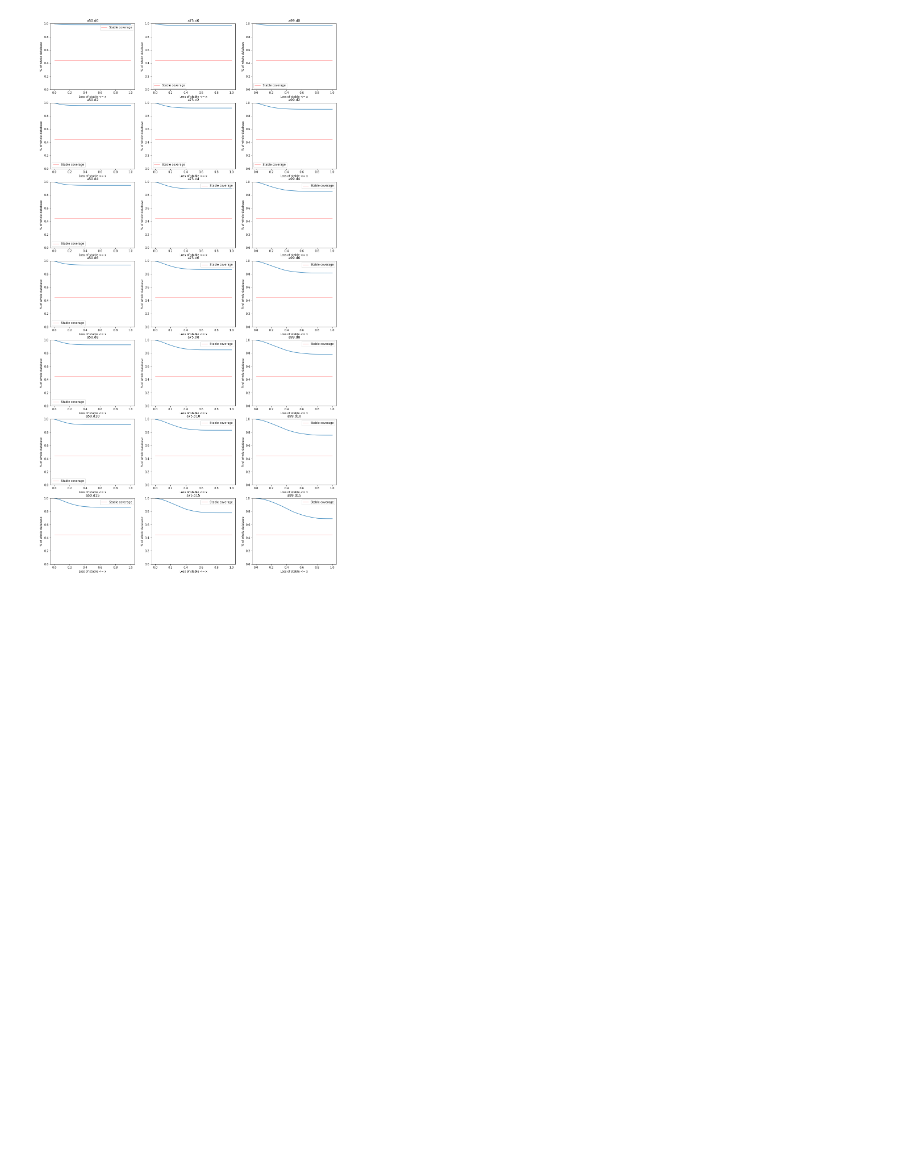
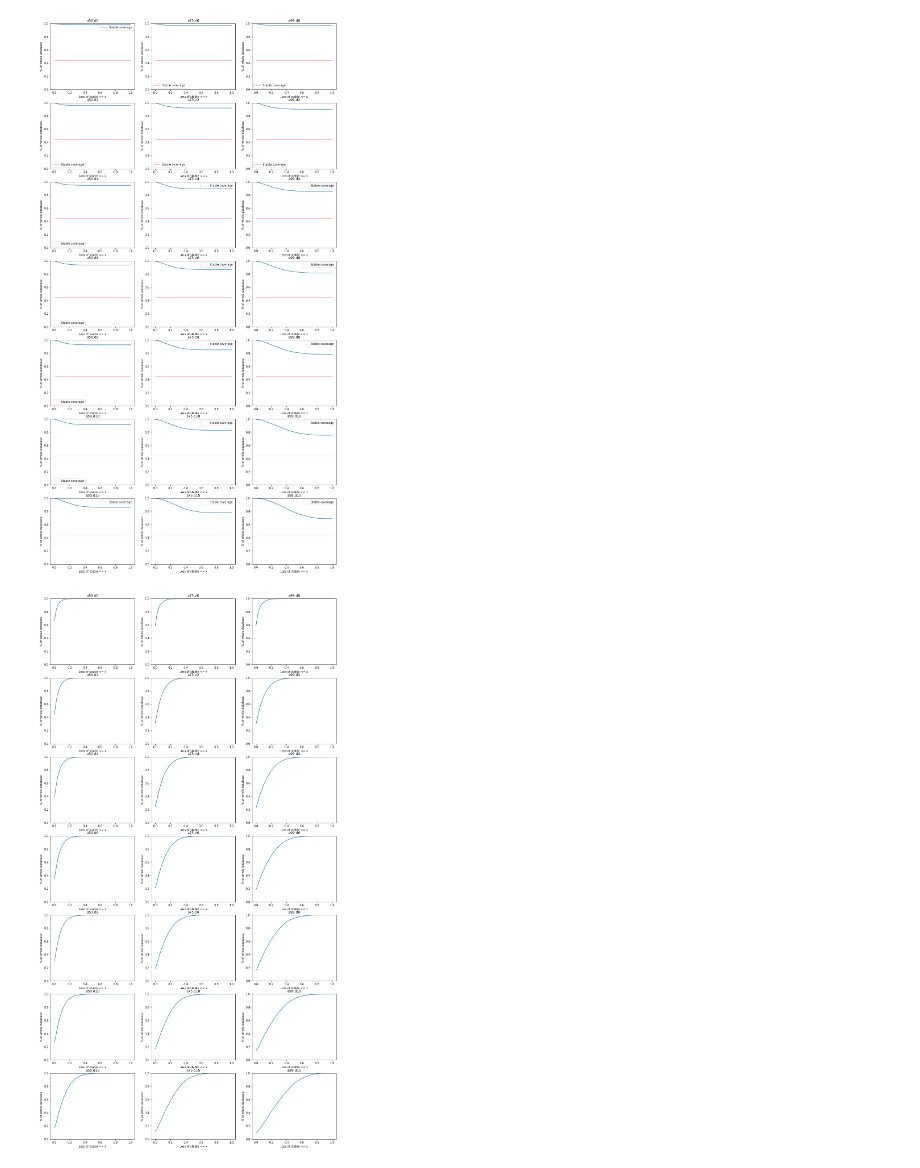
Before and after one commit to algbio/alignment-safety, a Jupyter notebook: pipeline/analysis/motifs.ipynb, the cells around one changed output. Cells and saved outputs as stored; diff of their text form; code cells hidden in the pictures; blank space fills up the shorter version.

Commit message:
added plots

```diff
--- a/pipeline/analysis/motifs.ipynb
+++ b/pipeline/analysis/motifs.ipynb
@@ -558,23 +558,24 @@ compressed_percentage(groups, alphas, deltas, 51)
 # %%
 def compressed_count(groups, alphas, deltas, bins=21):
     fig, axes = plt.subplots(nrows=len(deltas), ncols=len(alphas), figsize=(6*len(alphas), 5*len(deltas)))
     L = np.linspace(0, 1, bins)
     for (i,a) in enumerate(alphas):
         for (j,d) in enumerate(deltas):
             df = groups[(a, d)]
             loss = df.FN / (df.TP + df.FN)
             Y = np.zeros(bins, dtype=float)
             for (k,x) in enumerate(L):
                 df_C = df[loss <= x]    # sequences that can be compressed
                 # df_U = df[loss > x]     # sequences that cannot be compressed
                 Y[k] = len(df_C) / len(df)
 
             axes[j][i].plot(L, Y)
-            tmax = sum(df.TP + df.FN) / ALL
-            axes[j][i].plot([0,1], [tmax,tmax], color="r", linewidth=0.5, label="Stable coverage")
-            axes[j][i].legend()
             axes[j][i].set_title(f"a{a}.d{d}")
             axes[j][i].set_xlabel("Loss of stable <= x")
             axes[j][i].set_ylabel("% of whole database")
             axes[j][i].set_ylim(0,1)
     plt.show()
+
+compressed_count(groups, alphas, deltas, 51)
+# %% [output]
+[figure, added]
```
